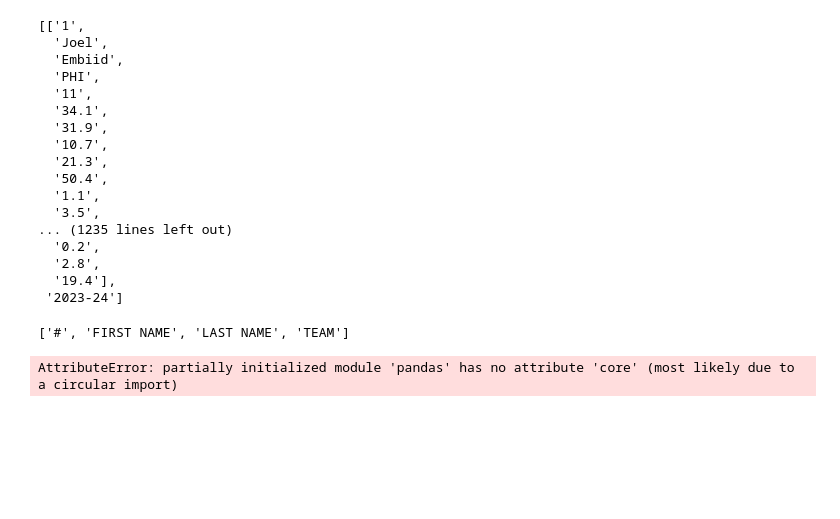
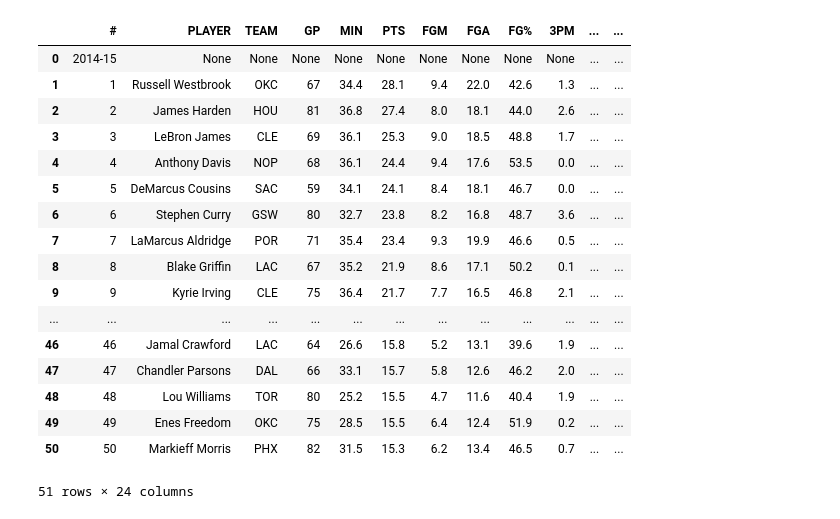
Before and after one commit to VincentGordon-Data-Analyst/nba-web-scraping-project, a Jupyter notebook: nba-scrap.ipynb, the cells around one changed output. Cells and saved outputs as stored; diff of their text form; code cells hidden in the pictures; blank space fills up the shorter version.

Commit message:
Collected data over 10 years

```diff
--- a/nba-scrap.ipynb
+++ b/nba-scrap.ipynb
@@ -42,40 +75,30 @@ KeyboardInterrupt:
-# %%
-data
-# %% [output]
-[['1',
-  'Joel',
-  'Embiid',
-  'PHI',
-  '11',
-  '34.1',
-  '31.9',
-  '10.7',
-  '21.3',
-  '50.4',
-  '1.1',
-  '3.5',
-... (1235 lines left out)
-  '0.2',
-  '2.8',
-  '19.4'],
- '2023-24']
 # %%
 # Get table headers
 headers = table.find_element_by_xpath('//thead').text.split(' ')
-
-# Add 'FIRST NAME' and 'LAST NAME' to list
-headers[1] = 'FIRST NAME'
-headers.insert(2, 'LAST NAME')
-
-headers
+headers.append('YEAR')
-# %% [output]
-['#', 'FIRST NAME', 'LAST NAME', 'TEAM']
 # %%
 import pandas as pd
 
 # Getting the headers from the data array
 # It is important to remove them from the data array afterwards in order to be parsed correctly by Pandas
-df = pd.DataFrame(table_rows, columns=headers)
+df = pd.DataFrame(table_data, columns=headers)
 df
 # %% [output]
+|  | # | PLAYER | TEAM | GP | MIN | PTS | FGM | FGA | FG% | 3PM | ... | ... |
+| 0 | 2014-15 | None | None | None | None | None | None | None | None | None | ... | ... |
+| 1 | 1 | Russell Westbrook | OKC | 67 | 34.4 | 28.1 | 9.4 | 22.0 | 42.6 | 1.3 | ... | ... |
+| 2 | 2 | James Harden | HOU | 81 | 36.8 | 27.4 | 8.0 | 18.1 | 44.0 | 2.6 | ... | ... |
+| 3 | 3 | LeBron James | CLE | 69 | 36.1 | 25.3 | 9.0 | 18.5 | 48.8 | 1.7 | ... | ... |
+| 4 | 4 | Anthony Davis | NOP | 68 | 36.1 | 24.4 | 9.4 | 17.6 | 53.5 | 0.0 | ... | ... |
+| 5 | 5 | DeMarcus Cousins | SAC | 59 | 34.1 | 24.1 | 8.4 | 18.1 | 46.7 | 0.0 | ... | ... |
+| 6 | 6 | Stephen Curry | GSW | 80 | 32.7 | 23.8 | 8.2 | 16.8 | 48.7 | 3.6 | ... | ... |
+| 7 | 7 | LaMarcus Aldridge | POR | 71 | 35.4 | 23.4 | 9.3 | 19.9 | 46.6 | 0.5 | ... | ... |
+| 8 | 8 | Blake Griffin | LAC | 67 | 35.2 | 21.9 | 8.6 | 17.1 | 50.2 | 0.1 | ... | ... |
+| 9 | 9 | Kyrie Irving | CLE | 75 | 36.4 | 21.7 | 7.7 | 16.5 | 46.8 | 2.1 | ... | ... |
+| ... | ... | ... | ... | ... | ... | ... | ... | ... | ... | ... | ... | ... |
+| 46 | 46 | Jamal Crawford | LAC | 64 | 26.6 | 15.8 | 5.2 | 13.1 | 39.6 | 1.9 | ... | ... |
+| 47 | 47 | Chandler Parsons | DAL | 66 | 33.1 | 15.7 | 5.8 | 12.6 | 46.2 | 2.0 | ... | ... |
+| 48 | 48 | Lou Williams | TOR | 80 | 25.2 | 15.5 | 4.7 | 11.6 | 40.4 | 1.9 | ... | ... |
+| 49 | 49 | Enes Freedom | OKC | 75 | 28.5 | 15.5 | 6.4 | 12.4 | 51.9 | 0.2 | ... | ... |
+| 50 | 50 | Markieff Morris | PHX | 82 | 31.5 | 15.3 | 6.2 | 13.4 | 46.5 | 0.7 | ... | ... |
-AttributeError: partially initialized module 'pandas' has no attribute 'core' (most likely due to a circular import)
+51 rows × 24 columns
```
Also changed, not shown: parts of 2 cells of this notebook.
